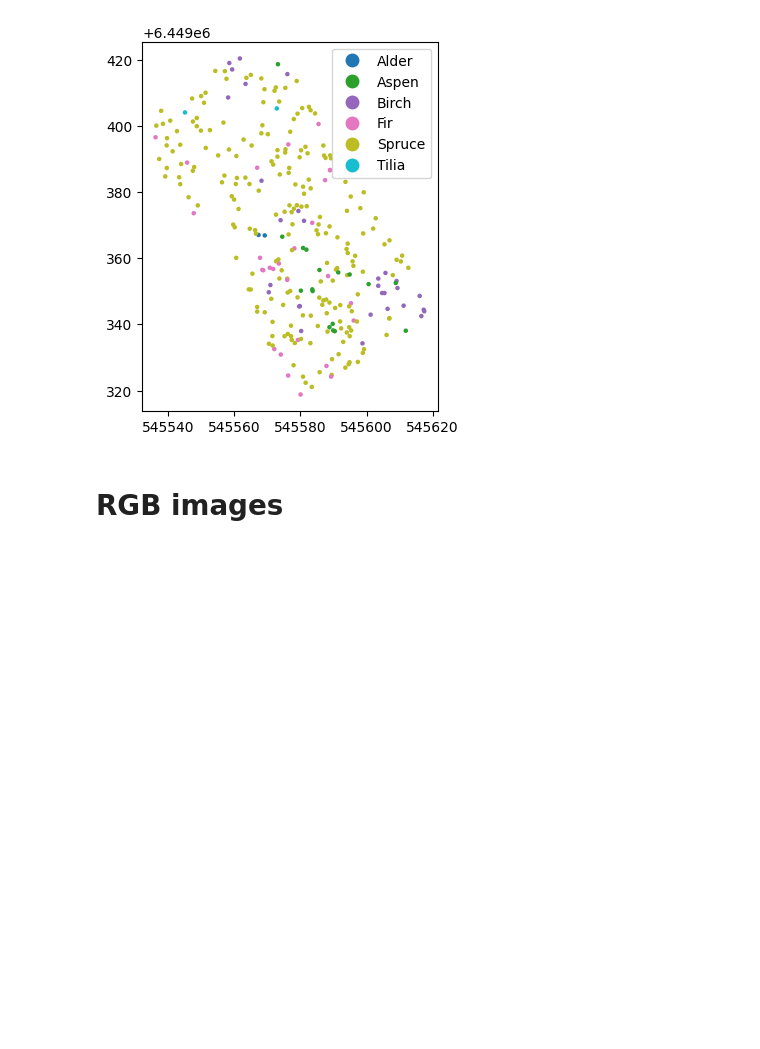
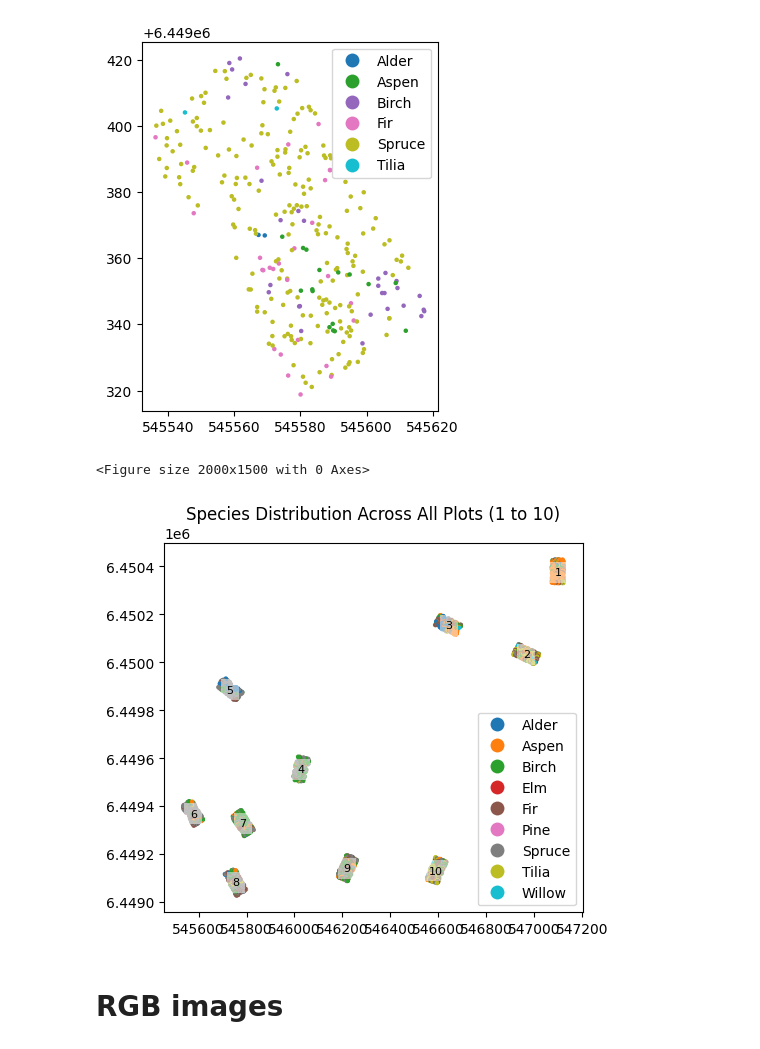
Before and after one commit to pariaighanian/LiDAR-Based-Tree-Detection, a Jupyter notebook: EDA.ipynb, the cells around one changed output. Cells and saved outputs as stored; diff of their text form; code cells hidden in the pictures; blank space fills up the shorter version.

```diff
--- a/EDA.ipynb
+++ b/EDA.ipynb
@@ -166,6 +161,46 @@ ax = field_survey.query("plot == 6").plot(
 )
 # %% [output]
 [figure]
+# %%
+import matplotlib.pyplot as plt
+
+# Set the figure size
+plt.figure(figsize=(20, 15))  # Adjust width (12) and height (8) as needed
+
+# Plot the field survey data
+ax = field_survey.plot(
+    column="species",  # Color points by species
+    legend=True,
+    s=5,
+    aspect="equal",
+)
+
+# Add plot numbers as annotations
+for plot_number in range(1, 11):
+    subset = field_survey.query(f"plot == {plot_number}")
+    if not subset.empty:
+        # Mark the center of each plot
+        x_center = subset.geometry.x.mean()
+        y_center = subset.geometry.y.mean()
+        ax.text(
+            x_center,
+            y_center,
+            str(plot_number),
+            fontsize=8,
+            color="black",
+            ha="center",
+            va="center",
+            bbox=dict(facecolor="white", alpha=0.5, edgecolor="none"),
+        )
+
+# Set title
+ax.set_title("Species Distribution Across All Plots (1 to 10)")
+
+# Display the plot
+plt.show()
+# %% [output]
+<Figure size 2000x1500 with 0 Axes>
+[figure, added]
 # %% [markdown]
 # RGB images
 # %%
```
Also changed, not shown: parts of 4 cells of this notebook, 2 other files.
